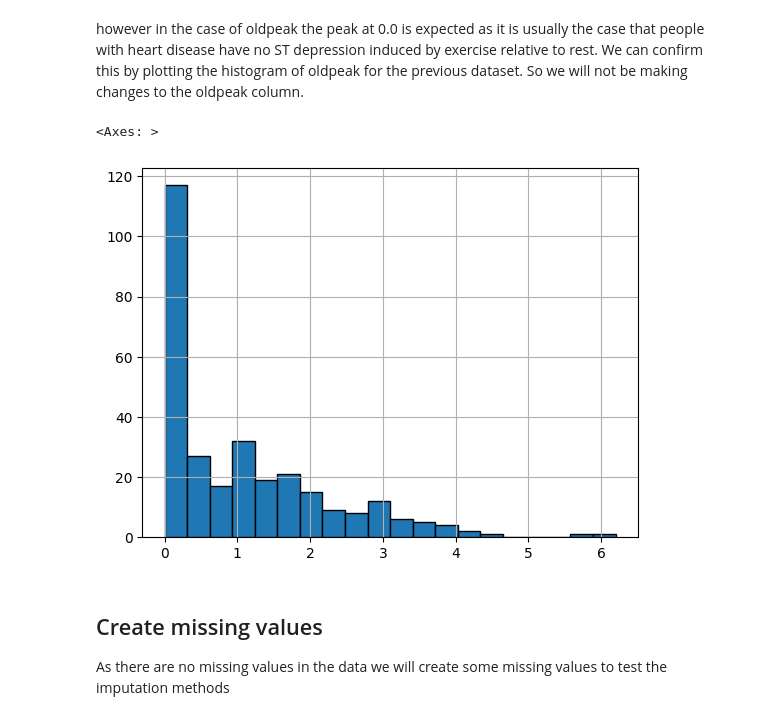
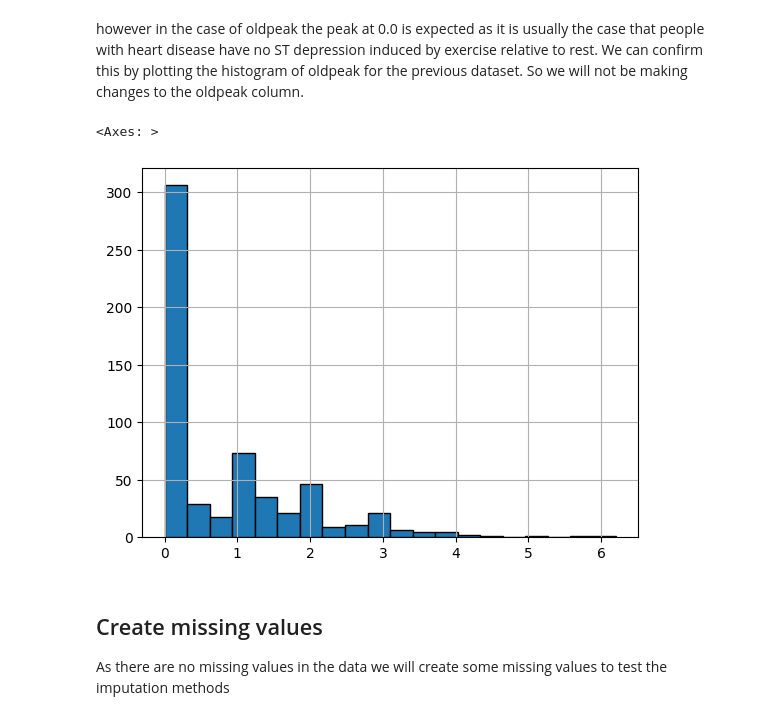
Before and after one commit to Waleed-Mujahid/Data-Mining-Project, a Jupyter notebook: pre_process.ipynb, the cells around one changed output. Saved outputs shown, nothing was run; the diff lists cells and outputs as text; code cells hidden in the pictures.

```diff
--- a/pre_process.ipynb
+++ b/pre_process.ipynb
@@ -49,0 +69,5 @@ we can see that there are missing values in the data represented by '?' in the d
+# %%
+# Looking at the data, we can see that the datasets are very similar. The only difference being the target column name.
+# Let us rename the target column in the first dataset so both of them match
+first_dataset = first_dataset.rename(columns={'num ': 'target'})
+first_dataset.head()
@@ -50,3 +81,6 @@ we can see that there are missing values in the data represented by '?' in the d
+# %%
+# Now that we have renamed the target column, let us combine the two datasets into one
+data = pd.concat([first_dataset, second_dataset])
 # %%
 data = data.replace('?', np.nan)
 data.info()
@@ -88,14 +122,16 @@ data.fbs.fillna(data.fbs.mode()[0], inplace=True)
 data.restecg.fillna(data.restecg.mode()[0], inplace=True)
 data.thalach.fillna(data.thalach.mean(), inplace=True)
 data.exang.fillna(data.exang.mode()[0], inplace=True)
-data['target'] = data['num ']
-data = data.drop(['ca', 'thal', "num "], axis=1)
+data.ca.fillna(data.ca.mode()[0], inplace=True)
+data.thal.fillna(data.thal.mode()[0], inplace=True)
 # %% [markdown]
 ## Correct data types
 # %%
 data.sex = data.sex.astype(object)
 data.cp = data.cp.astype(object)
-data.fbs = data.fbs.astype(object)
+# data.fbs = data.fbs.astype(object)
+# data.ca = data.ca.astype(object)
+# data.thal = data.thal.astype(object)
 # %%
 data.info()
 # %% [output]
@@ -278,10 +222,10 @@ heart.Cholesterol.hist(bins=20, edgecolor='black')
 # %% [markdown]
 however in the case of oldpeak the peak at 0.0 is expected as it is usually the case that people with heart disease have no ST depression induced by exercise relative to rest. We can confirm this by plotting the histogram of oldpeak for the previous dataset. So we will not be making changes to the oldpeak column.
 # %%
-cleveland_data.oldpeak.hist(bins=20, edgecolor='black')
+data.oldpeak.hist(bins=20, edgecolor='black')
 # %% [output]
 <Axes: >
-[figure, old version]
+[figure, new version]
 # %% [markdown]
 ## Create missing values
 As there are no missing values in the data we will create some missing values to test the imputation methods
```
Also changed, not shown: parts of 27 cells of this notebook, 14 other files.
